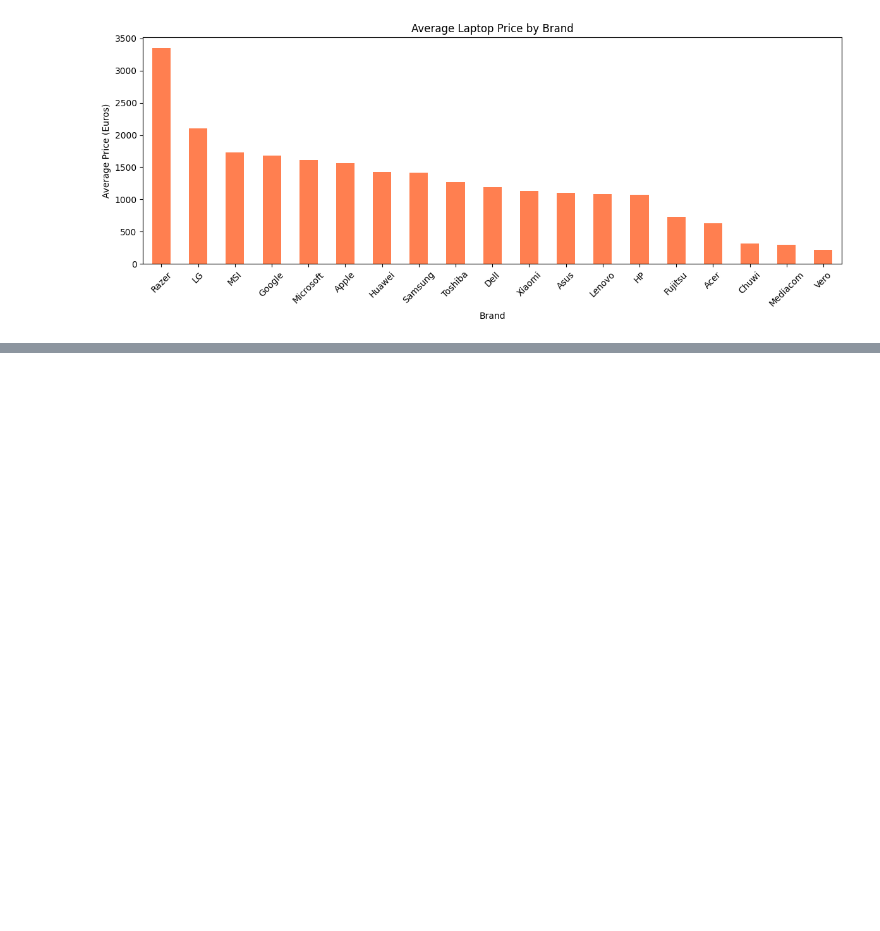
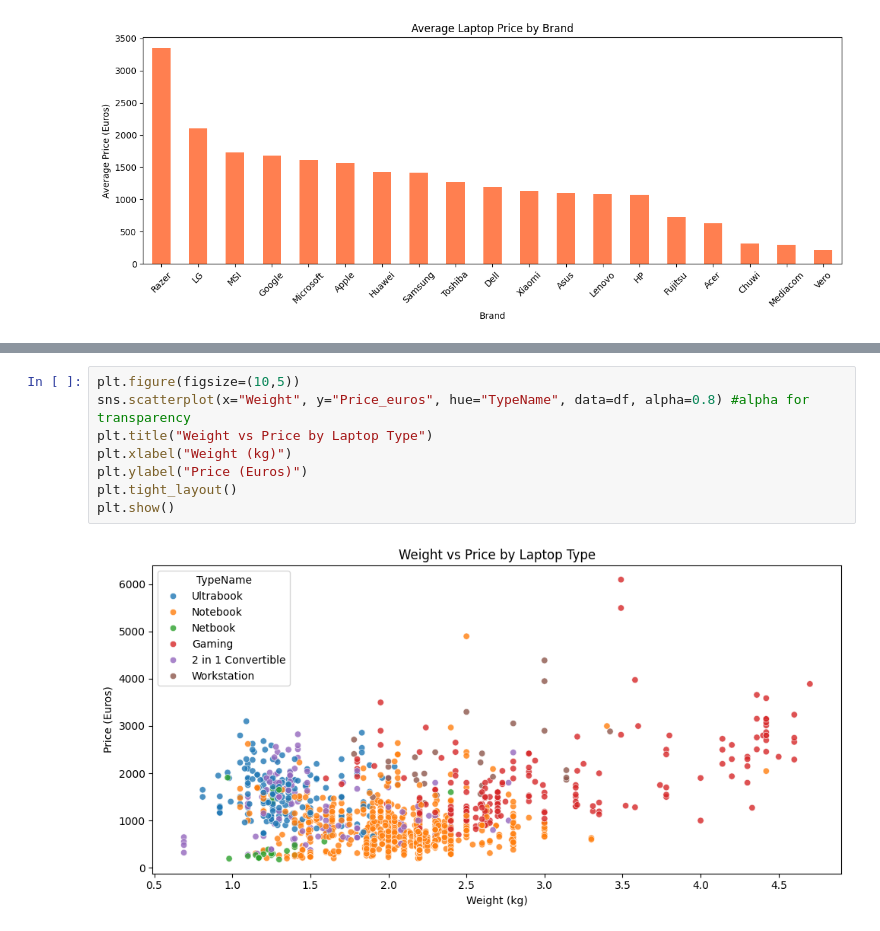
Before and after one commit to luongtheduc1605/Laptop-Price-Analysis, a Jupyter notebook: laptop_analysis.ipynb, the cells around one changed output, grey strips where cells are left out. Cells and saved outputs as stored; diff of their text form; blank space fills up the shorter version.

```diff
--- a/laptop_analysis.ipynb
+++ b/laptop_analysis.ipynb
@@ -122,0 +161,10 @@ plt.show()
+# %%
+plt.figure(figsize=(10,5))
+sns.scatterplot(x="Weight", y="Price_euros", hue="TypeName", data=df, alpha=0.8) #alpha for transparency
+plt.title("Weight vs Price by Laptop Type")
+plt.xlabel("Weight (kg)")
+plt.ylabel("Price (Euros)")
+plt.tight_layout()
+plt.show()
+# %% [output]
+[figure, added]
```
Also changed, not shown: parts of 7 cells of this notebook.
